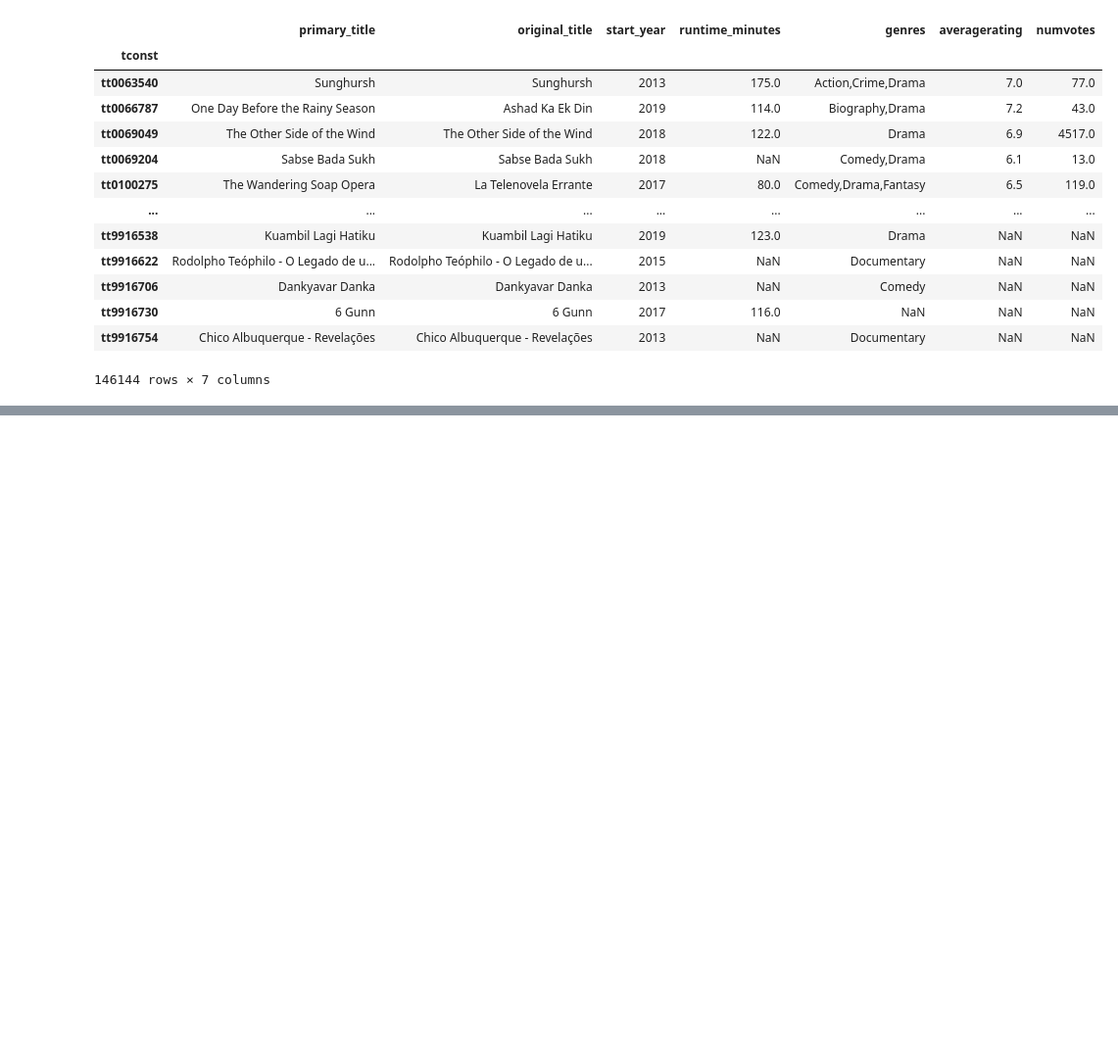
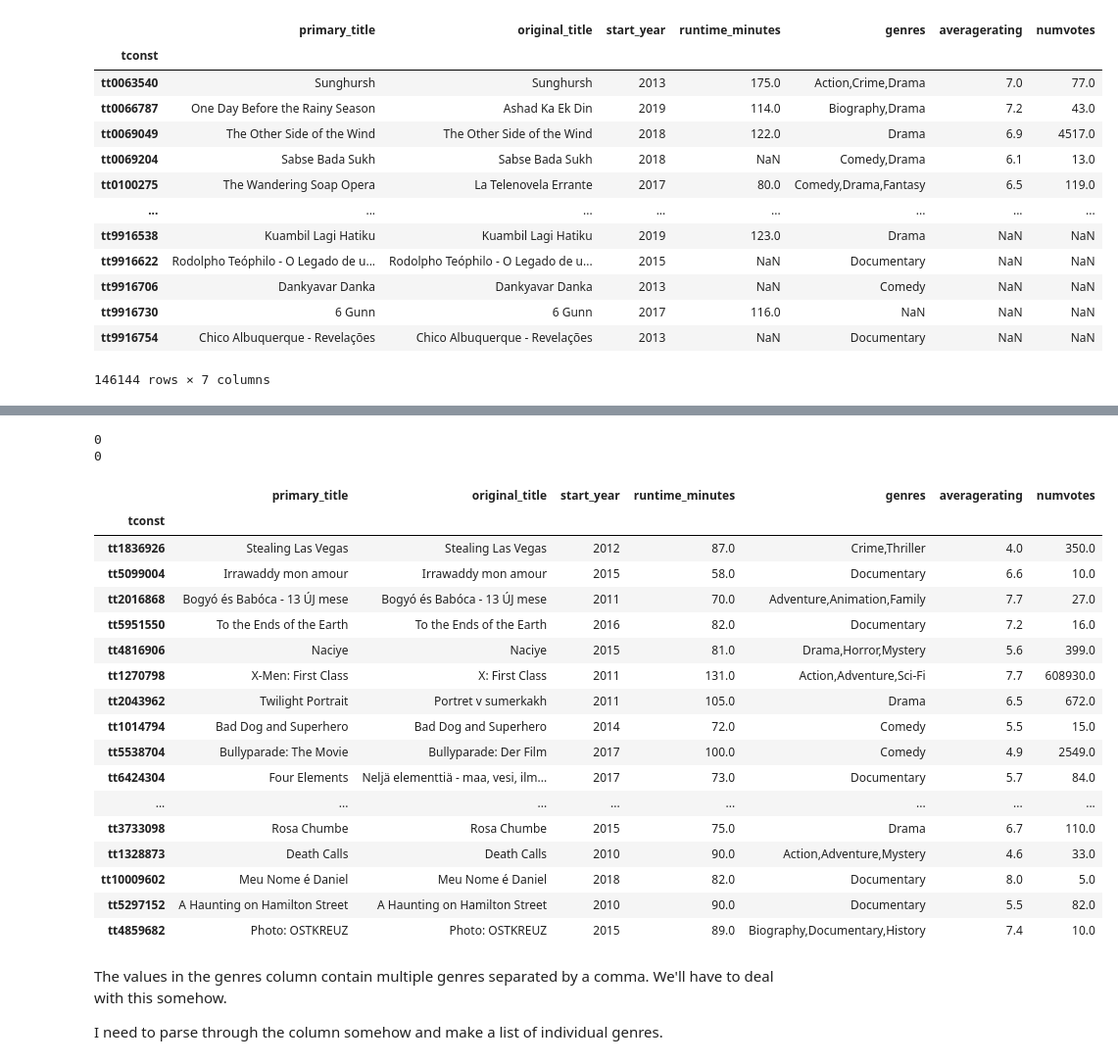
Before and after one commit to learn-co-curriculum/dsc-project-template, a Jupyter notebook: cleaning_and_eda.ipynb, the cells around one changed output, grey strips where cells are left out. Shown at 98% size. Drawn from its saved outputs; the diff is of its cells as text; code cells hidden in the pictures; blank space fills up the shorter version.

```diff
--- a/cleaning_and_eda.ipynb
+++ b/cleaning_and_eda.ipynb
@@ -98,0 +150,33 @@ Ratings NaNs: 72288
+# %%
+# confirming that this worked for both the numvotes and averagerating columns:
+
+print(imdb_movies_plus_ratings['averagerating'].isnull().sum())
+print(imdb_movies_plus_ratings['numvotes'].isnull().sum())
+# %% [output]
+0
+0
+# %%
+imdb_movies_plus_ratings.sample(20)
+# %% [output]
+|  | primary_title | original_title | start_year | runtime_minutes | genres | averagerating | numvotes |
+| tconst |  |  |  |  |  |  |  |
+| tt1836926 | Stealing Las Vegas | Stealing Las Vegas | 2012 | 87.0 | Crime,Thriller | 4.0 | 350.0 |
+| tt5099004 | Irrawaddy mon amour | Irrawaddy mon amour | 2015 | 58.0 | Documentary | 6.6 | 10.0 |
+| tt2016868 | Bogyó és Babóca - 13 ÚJ mese | Bogyó és Babóca - 13 ÚJ mese | 2011 | 70.0 | Adventure,Animation,Family | 7.7 | 27.0 |
+| tt5951550 | To the Ends of the Earth | To the Ends of the Earth | 2016 | 82.0 | Documentary | 7.2 | 16.0 |
+| tt4816906 | Naciye | Naciye | 2015 | 81.0 | Drama,Horror,Mystery | 5.6 | 399.0 |
+| tt1270798 | X-Men: First Class | X: First Class | 2011 | 131.0 | Action,Adventure,Sci-Fi | 7.7 | 608930.0 |
+| tt2043962 | Twilight Portrait | Portret v sumerkakh | 2011 | 105.0 | Drama | 6.5 | 672.0 |
+| tt1014794 | Bad Dog and Superhero | Bad Dog and Superhero | 2014 | 72.0 | Comedy | 5.5 | 15.0 |
+| tt5538704 | Bullyparade: The Movie | Bullyparade: Der Film | 2017 | 100.0 | Comedy | 4.9 | 2549.0 |
+| tt6424304 | Four Elements | Neljä elementtiä - maa, vesi, ilm... | 2017 | 73.0 | Documentary | 5.7 | 84.0 |
+| ... | ... | ... | ... | ... | ... | ... | ... |
+| tt3733098 | Rosa Chumbe | Rosa Chumbe | 2015 | 75.0 | Drama | 6.7 | 110.0 |
+| tt1328873 | Death Calls | Death Calls | 2010 | 90.0 | Action,Adventure,Mystery | 4.6 | 33.0 |
+| tt10009602 | Meu Nome é Daniel | Meu Nome é Daniel | 2018 | 82.0 | Documentary | 8.0 | 5.0 |
+| tt5297152 | A Haunting on Hamilton Street | A Haunting on Hamilton Street | 2010 | 90.0 | Documentary | 5.5 | 82.0 |
+| tt4859682 | Photo: OSTKREUZ | Photo: OSTKREUZ | 2015 | 89.0 | Biography,Documentary,History | 7.4 | 10.0 |
+# %% [markdown]
+The values in the genres column contain multiple genres separated by a comma. We'll have to deal with this somehow.
+
+I need to parse through the column somehow and make a list of individual genres.
```
Also changed, not shown: parts of 39 cells of this notebook, 1 other file.
